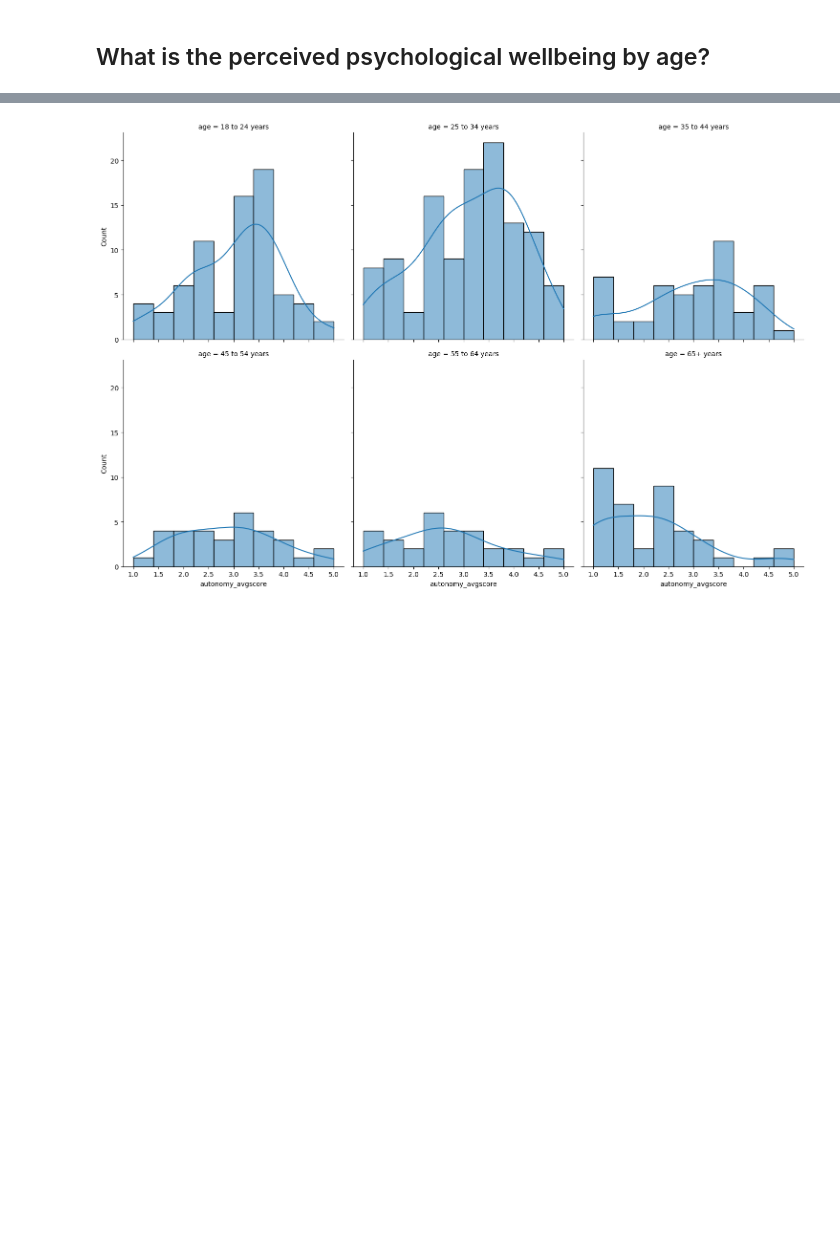
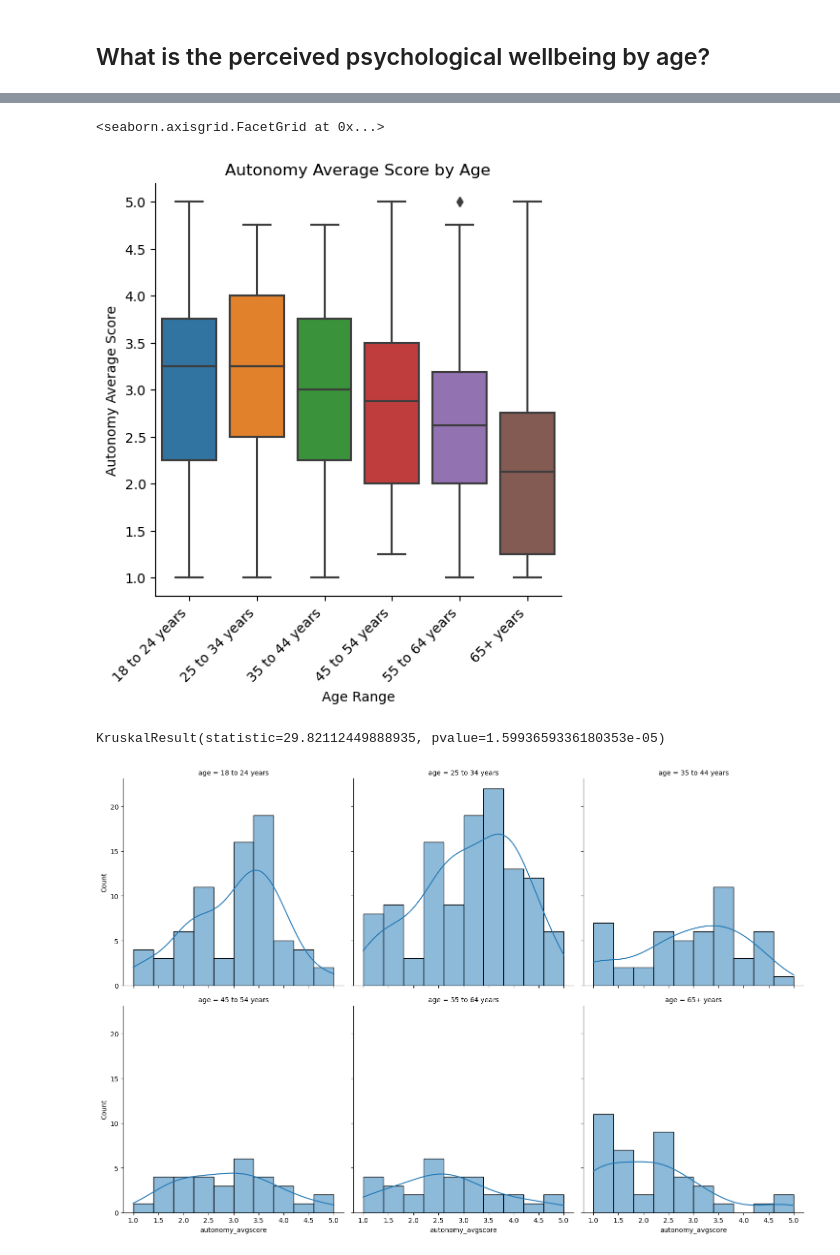
Before and after one commit to smc395/smartphone-wellbeing-study, a Jupyter notebook: analysis.ipynb, the cells around one changed output, grey strips where cells are left out. Saved outputs shown, nothing was run; the diff lists cells and outputs as text; code cells hidden in the pictures; blank space fills up the shorter version.

Commit message:
Add statistical tests to RQ1

```diff
--- a/analysis.ipynb
+++ b/analysis.ipynb
@@ -527,3 +568,34 @@ Name: age, dtype: int64
+# %%
+age_col_order = ['18 to 24 years', '25 to 34 years', '35 to 44 years', '45 to 54 years', '55 to 64 years', '65+ years']
+autonomy_age_boxplot = sns.catplot(data=no_age_pnta_df, x='age', y='autonomy_avgscore', kind='box', order=age_col_order)
+autonomy_age_boxplot.set(title='Autonomy Average Score by Age')
+autonomy_age_boxplot.set_axis_labels(x_var='Age Range', y_var='Autonomy Average Score')
+autonomy_age_boxplot.set_xticklabels(rotation=45, ha='right')
+# %% [output]
+<seaborn.axisgrid.FacetGrid at 0x...>
+[figure, added]
+# %%
+# Kruskal-Wallis H-test for independent samples on age group populations to see if there is a significant difference
+# between the means of the population and that the false usage distribution mean is less than the true usage distribution mean
+
+# Does not assume the same variances amongst the populations, but does require all groups to have at least 5 samples
+# https://docs.scipy.org/doc/scipy/reference/generated/scipy.stats.kruskal.html#scipy.stats.kruskal
+
+# Null hypothesis = The autonomy means are the same between age groups
+# Alternative = The autonomy means are not the same between age groups
+pivoted_no_age_pnta_df = pd.pivot_table(data=no_age_pnta_df, values=['autonomy_avgscore'], index=no_age_pnta_df.index, columns='age_categorical')['autonomy_avgscore']
+a1 = pivoted_no_age_pnta_df['18 to 24 years']
+a2 = pivoted_no_age_pnta_df['25 to 34 years']
+a3 = pivoted_no_age_pnta_df['35 to 44 years']
+a4 = pivoted_no_age_pnta_df['45 to 54 years']
+a5 = pivoted_no_age_pnta_df['55 to 64 years']
+a6 = pivoted_no_age_pnta_df['65+ years']
+
+stats.kruskal( a1,a2,a3,a4,a5,a6, nan_policy='omit')
+
+# Statistically significant, so we reject the null hypothesis. The autonomy means are not the same between age groups
+# %% [output]
+KruskalResult(statistic=29.82112449888935, pvalue=1.5993659336180353e-05)
 # %%
 # Negative scoring. The lower the number the more feeling of autonomy
 age_col_order = ['18 to 24 years', '25 to 34 years', '35 to 44 years', '45 to 54 years', '55 to 64 years', '65+ years']
```
Also changed, not shown: parts of 61 cells of this notebook.
